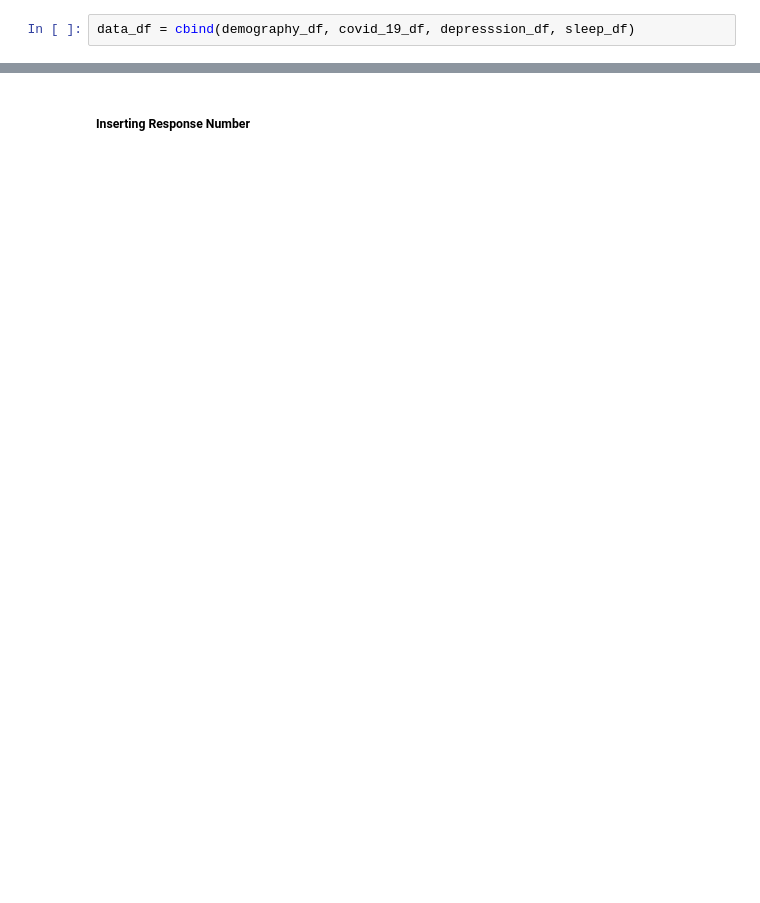
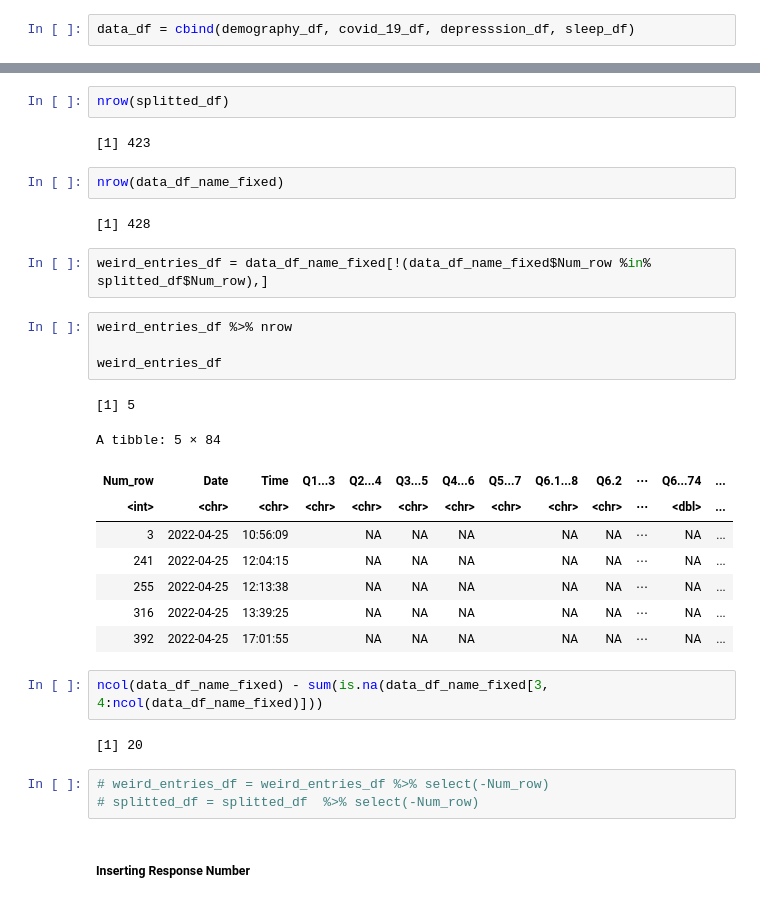
Before and after one commit to akinzayn/NMSUCovidPrevalenceProject, a Jupyter notebook: Qualtrics_One_drive_Automation.ipynb, the cells around one changed output, grey strips where cells are left out. Drawn from its saved outputs; the diff is of its cells as text; blank space fills up the shorter version.

```diff
--- a/Qualtrics_One_drive_Automation.ipynb
+++ b/Qualtrics_One_drive_Automation.ipynb
@@ -301,2 +407,33 @@ suppressMessages({data_df_name_fixed = tibble(data_df, repair_names = TRUE, .nam
+# %%
+nrow(splitted_df)
+# %% [output]
+[1] 423
+# %%
+nrow(data_df_name_fixed)
+# %% [output]
+[1] 428
+# %%
+weird_entries_df = data_df_name_fixed[!(data_df_name_fixed$Num_row %in% splitted_df$Num_row),]
+# %%
+weird_entries_df %>% nrow
+
+weird_entries_df
+# %% [output]
+[1] 5
+A tibble: 5 × 84
+| Num_row | Date | Time | Q1...3 | Q2...4 | Q3...5 | Q4...6 | Q5...7 | Q6.1...8 | Q6.2 | ⋯ | Q6...74 | ... |
+| <int> | <chr> | <chr> | <chr> | <chr> | <chr> | <chr> | <chr> | <chr> | <chr> | ⋯ | <dbl> | ... |
+| 3 | 2022-04-25 | 10:56:09 |  | NA | NA | NA |  | NA | NA | ⋯ | NA | ... |
+| 241 | 2022-04-25 | 12:04:15 |  | NA | NA | NA |  | NA | NA | ⋯ | NA | ... |
+| 255 | 2022-04-25 | 12:13:38 |  | NA | NA | NA |  | NA | NA | ⋯ | NA | ... |
+| 316 | 2022-04-25 | 13:39:25 |  | NA | NA | NA |  | NA | NA | ⋯ | NA | ... |
+| 392 | 2022-04-25 | 17:01:55 |  | NA | NA | NA |  | NA | NA | ⋯ | NA | ... |
+# %%
+ncol(data_df_name_fixed) - sum(is.na(data_df_name_fixed[3, 4:ncol(data_df_name_fixed)]))
+# %% [output]
+[1] 20
+# %%
+# weird_entries_df = weird_entries_df %>% select(-Num_row)
+# splitted_df = splitted_df  %>% select(-Num_row)
 # %% [markdown]
 ##### **Inserting Response Number**
```
Also changed, not shown: parts of 47 cells of this notebook.
